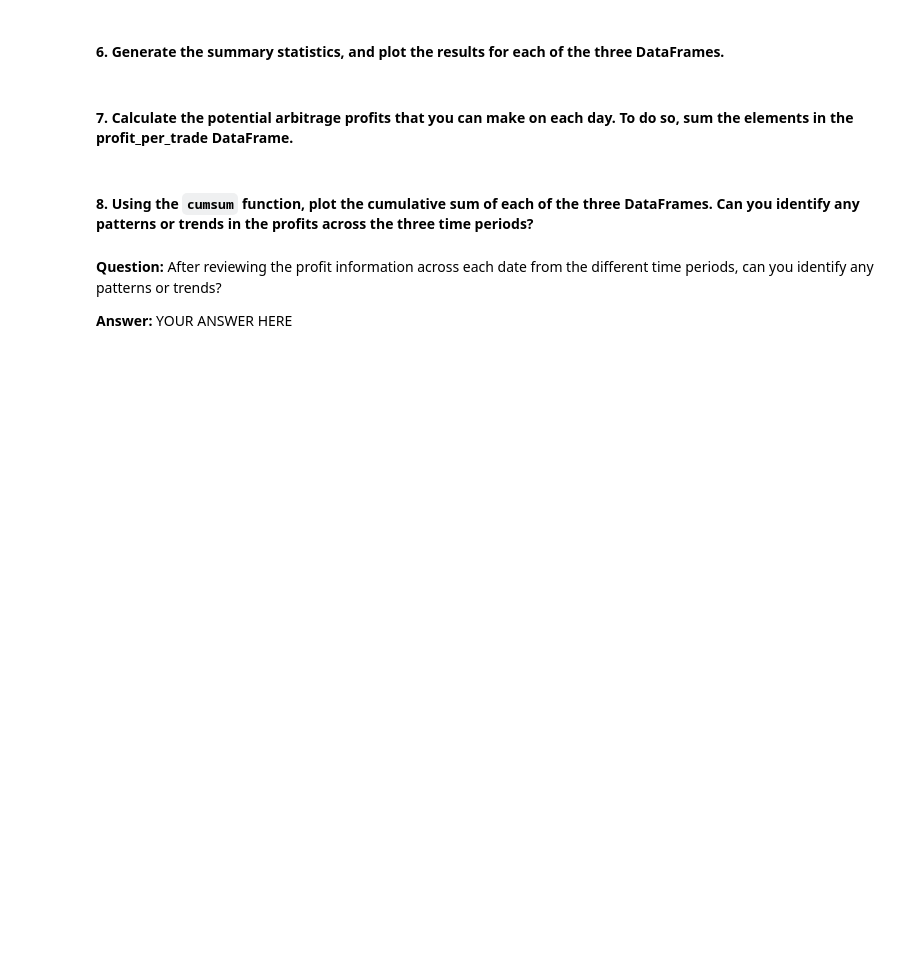
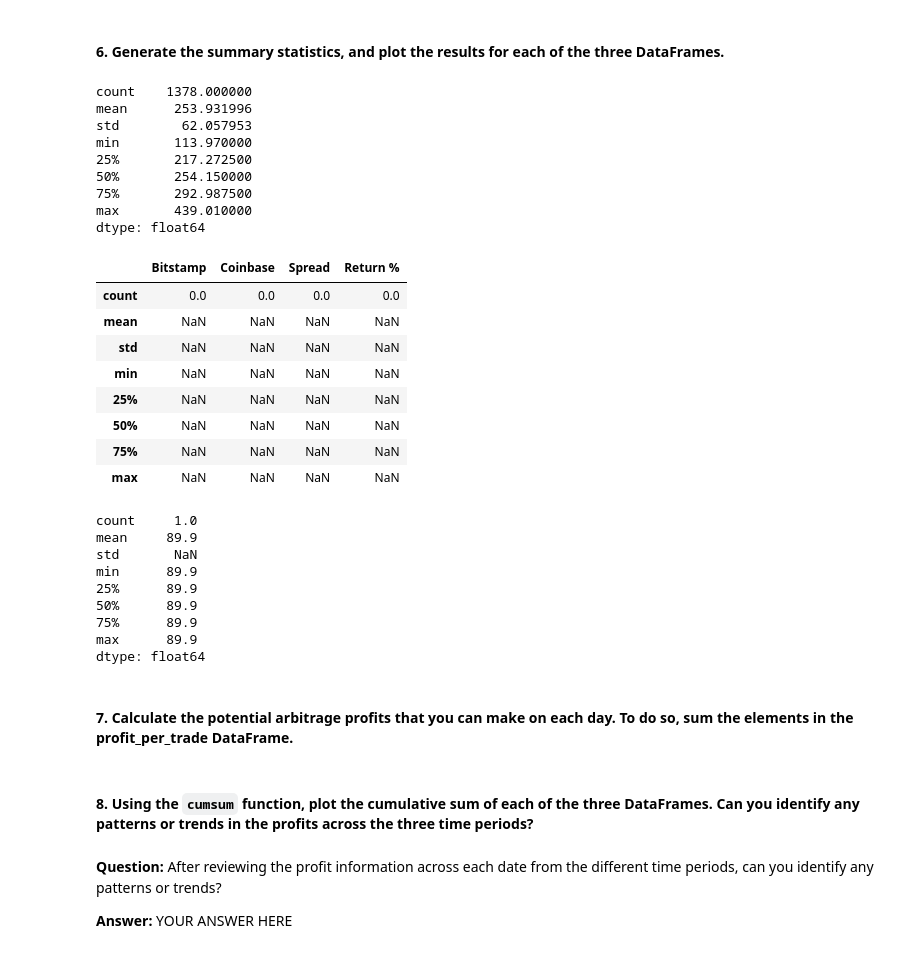
Before and after one commit to rdillens/03_Arbitrage_Opportunities, a Jupyter notebook: crypto_arbitrage.ipynb, the cells around one changed output. Cells and saved outputs as stored; diff of their text form; code cells hidden in the pictures; blank space fills up the shorter version.

Commit message:
update profit calculations

```diff
--- a/crypto_arbitrage.ipynb
+++ b/crypto_arbitrage.ipynb
@@ -670,10 +670,21 @@ def calc_arbitrage_profit(df):
         return 0.00
 
 profit_early = profitable_trades_early.apply(calc_arbitrage_profit, axis=1)
+profit_middle = profitable_trades_middle.apply(calc_arbitrage_profit, axis=1)
+profit_late = profitable_trades_late.apply(calc_arbitrage_profit, axis=1)
 
 # Drop any missing values from the profit DataFrame
 profit_early.dropna()
+profit_middle.dropna()
+profit_late.dropna()
 
 # View the early profit DataFrame
+print(100*'*'+f"\nArbitrage profits on {early_start_date} \n"+100*'*')
 display(profit_early)
+# View the middle profit DataFrame
+print(100*'*'+f"\nArbitrage profits on {middle_start_date} \n"+100*'*')
+display(profit_middle)
+# View the late profit DataFrame
+print(100*'*'+f"\nArbitrage profits on {late_start_date} \n"+100*'*')
+display(profit_late)
 # %% [output]
@@ -695,6 +720,37 @@ Length: 1378, dtype: float64
 # %%
 # Generate the summary statistics for the early profit per trade DataFrame
 # YOUR CODE HERE
+display(profit_early.describe())
+display(profit_middle.describe())
+display(profit_late.describe())
+# %% [output]
+count    1378.000000
+mean      253.931996
+std        62.057953
+min       113.970000
+25%       217.272500
+50%       254.150000
+75%       292.987500
+max       439.010000
+dtype: float64
+|  | Bitstamp | Coinbase | Spread | Return % |
+| count | 0.0 | 0.0 | 0.0 | 0.0 |
+| mean | NaN | NaN | NaN | NaN |
+| std | NaN | NaN | NaN | NaN |
+| min | NaN | NaN | NaN | NaN |
+| 25% | NaN | NaN | NaN | NaN |
+| 50% | NaN | NaN | NaN | NaN |
+| 75% | NaN | NaN | NaN | NaN |
+| max | NaN | NaN | NaN | NaN |
+count     1.0
+mean     89.9
+std       NaN
+min      89.9
+25%      89.9
+50%      89.9
+75%      89.9
+max      89.9
+dtype: float64
 # %%
 # Plot the results for the early profit per trade DataFrame
 # YOUR CODE HERE
```
Also changed, not shown: parts of 1 cell of this notebook.
